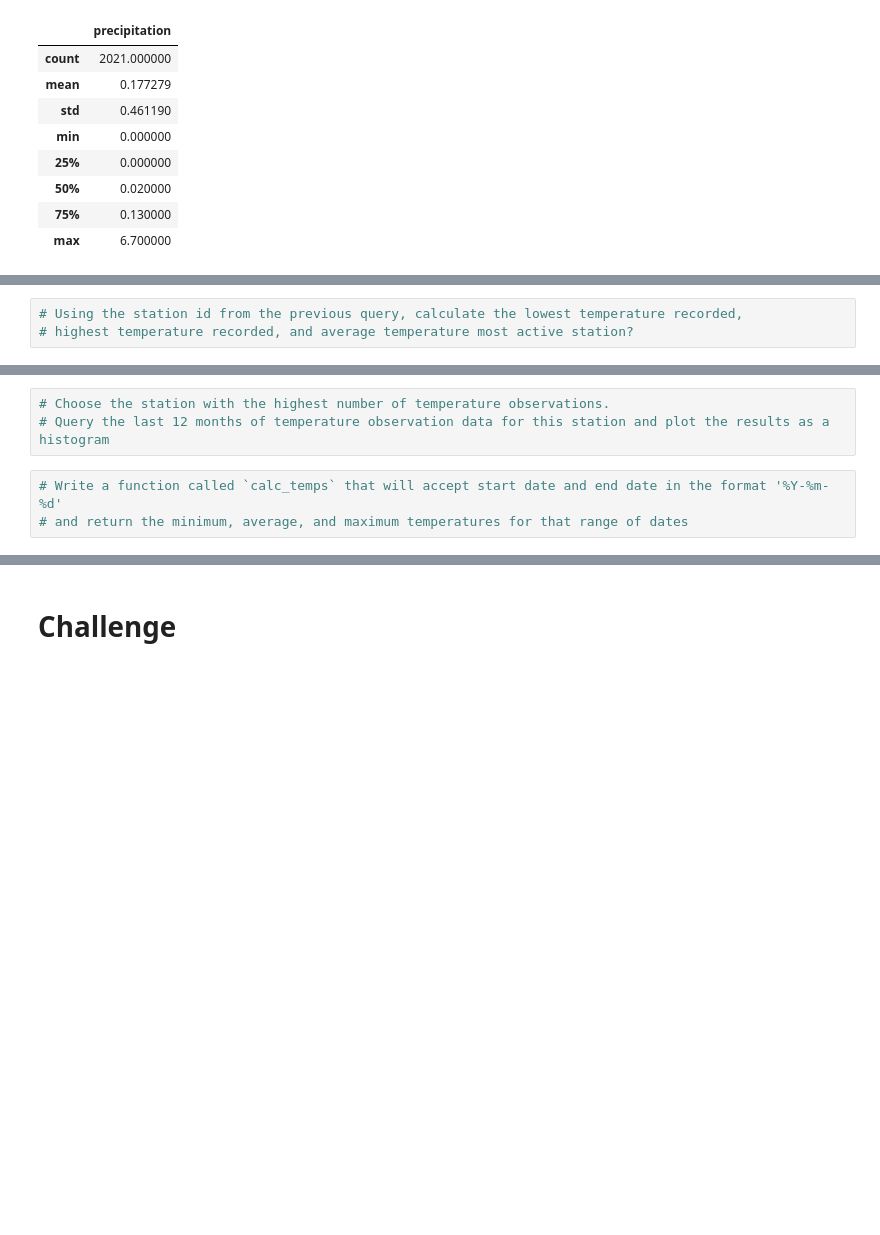
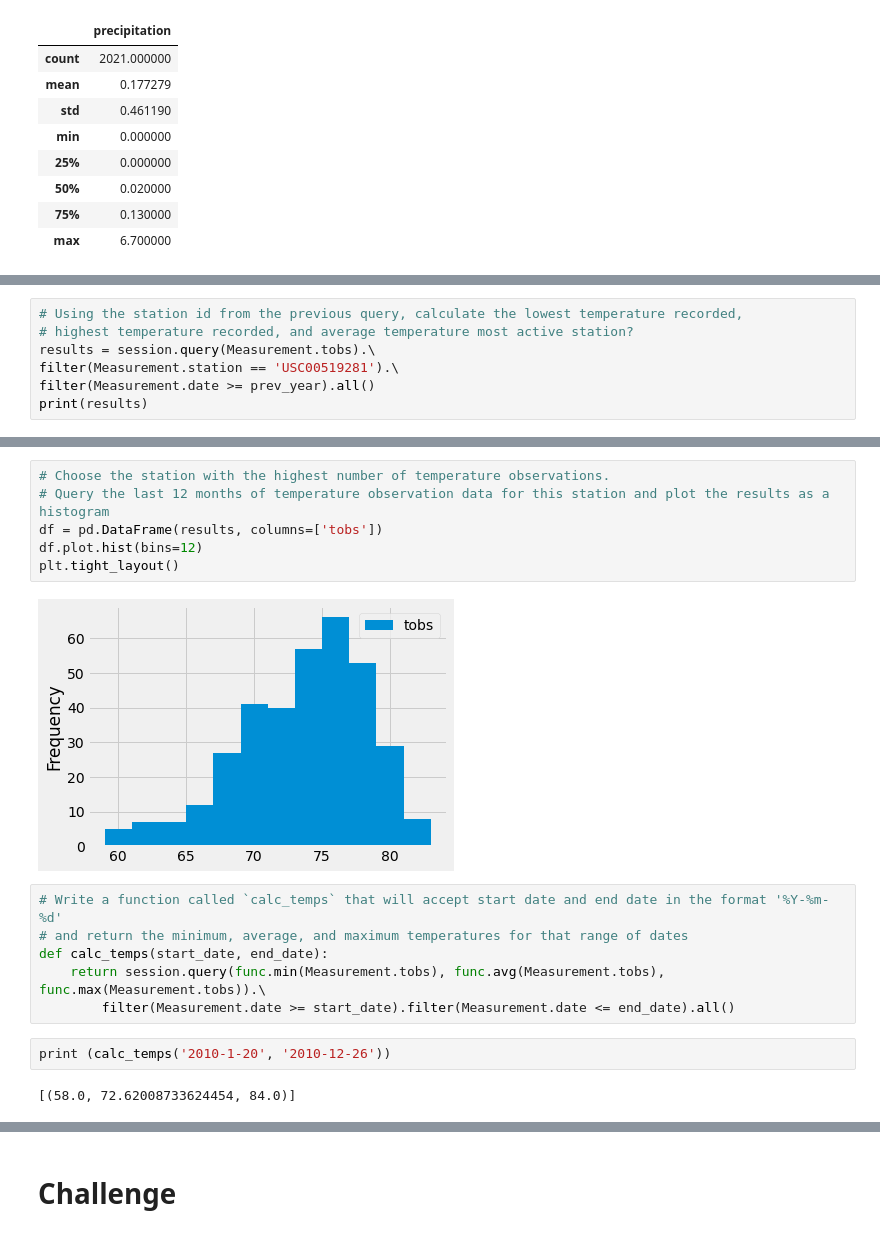
Before and after one commit to Mvpmanred/surfs_up, a Jupyter notebook: climate_analysis.ipynb, the cells around one changed output, grey strips where cells are left out. Drawn from its saved outputs; the diff is of its cells as text; blank space fills up the shorter version.

```diff
--- a/climate_analysis.ipynb
+++ b/climate_analysis.ipynb
@@ -133,3 +152,7 @@ df.describe()
 # %%
 # Using the station id from the previous query, calculate the lowest temperature recorded,
 # highest temperature recorded, and average temperature most active station?
+results = session.query(Measurement.tobs).\
+filter(Measurement.station == 'USC00519281').\
+filter(Measurement.date >= prev_year).all()
+print(results)
@@ -136,6 +179,18 @@ df.describe()
 # %%
 # Choose the station with the highest number of temperature observations.
 # Query the last 12 months of temperature observation data for this station and plot the results as a histogram
+df = pd.DataFrame(results, columns=['tobs'])
+df.plot.hist(bins=12)
+plt.tight_layout()
+# %% [output]
+[figure, added]
 # %%
 # Write a function called `calc_temps` that will accept start date and end date in the format '%Y-%m-%d'
 # and return the minimum, average, and maximum temperatures for that range of dates
+def calc_temps(start_date, end_date):
+    return session.query(func.min(Measurement.tobs), func.avg(Measurement.tobs), func.max(Measurement.tobs)).\
+        filter(Measurement.date >= start_date).filter(Measurement.date <= end_date).all()
+# %%
+print (calc_temps('2010-1-20', '2010-12-26'))
+# %% [output]
+[(58.0, 72.62008733624454, 84.0)]
```
Also changed, not shown: parts of 6 cells of this notebook, 1 other file.
